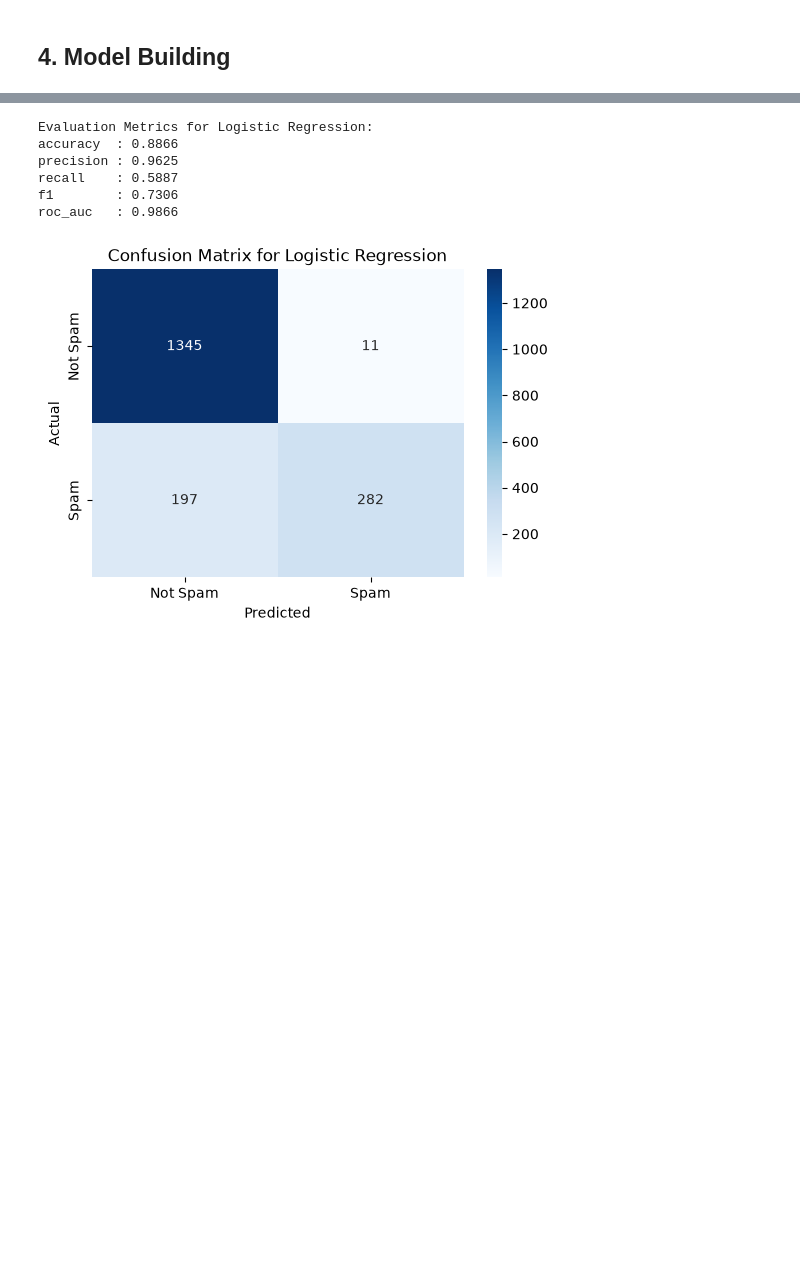
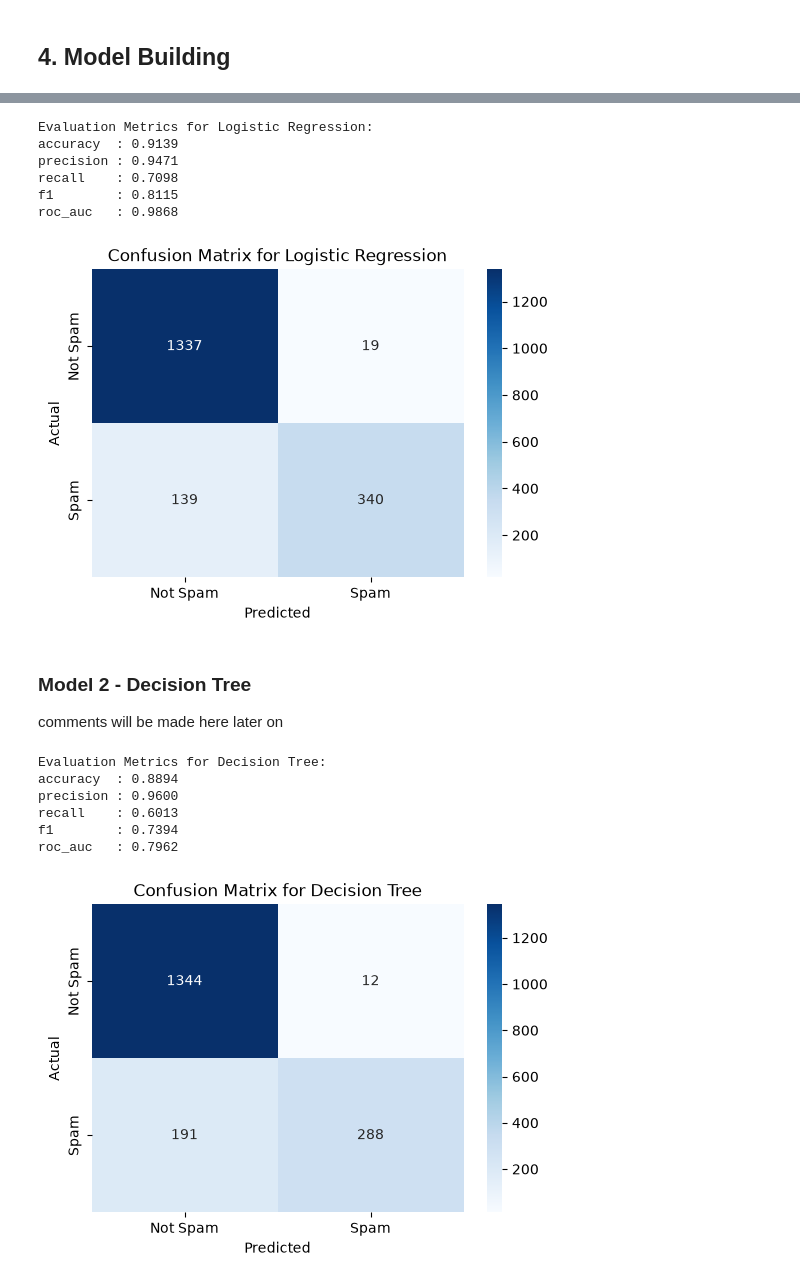
Before and after one commit to shamshertamang/EmailSpamClassifier-Apache, a Jupyter notebook: 03_model_pipeline.ipynb, the cells around one changed output, grey strips where cells are left out. Cells and saved outputs as stored; diff of their text form; code cells hidden in the pictures; blank space fills up the shorter version.

Commit message:
Decision Tree implementation

```diff
--- a/03_model_pipeline.ipynb
+++ b/03_model_pipeline.ipynb
@@ -60,8 +63,8 @@
 # %%
 model_name = 'Logistic Regression'
 lr = LogisticRegression(max_iter=2000, random_state=seed, class_weight='balanced')
-lr_pipe = lr_pipe = clone(pipe).set_params(
-    classifier=LogisticRegression()
+lr_pipe = clone(pipe).set_params(
+    classifier = lr
 )
 
 lr_pipe.fit(X_train, y_train)
@@ -72,9 +75,34 @@ metrics_lr = evaluate_model(name=model_name, y_true=y_test, y_pred=pred_lr, y_pr
 plot_confusion_matrix(y_true = y_test, y_pred = pred_lr, title=f'Confusion Matrix for {model_name}')
 # %% [output]
 Evaluation Metrics for Logistic Regression:
-accuracy  : 0.8866
-precision : 0.9625
-recall    : 0.5887
-f1        : 0.7306
-roc_auc   : 0.9866
+accuracy  : 0.9139
+precision : 0.9471
+recall    : 0.7098
+f1        : 0.8115
+roc_auc   : 0.9868
 [figure]
+# %% [markdown]
+### Model 2 - Decision Tree
+
+comments will be made here later on
+# %%
+model_name = 'Decision Tree'
+dt = DecisionTreeClassifier(random_state=seed, class_weight='balanced')
+dt_pipe = clone(pipe).set_params(
+    classifier=dt
+)
+
+dt_pipe.fit(X_train, y_train)
+pred_dt = dt_pipe.predict(X_test)
+prob_dt = dt_pipe.predict_proba(X_test)[:, 1]
+
+metrics_dt = evaluate_model(name=model_name, y_true=y_test, y_pred=pred_dt, y_prob=prob_dt)
+plot_confusion_matrix(y_true = y_test, y_pred = pred_dt, title=f'Confusion Matrix for {model_name}')
+# %% [output]
+Evaluation Metrics for Decision Tree:
+accuracy  : 0.8894
+precision : 0.9600
+recall    : 0.6013
+f1        : 0.7394
+roc_auc   : 0.7962
+[figure, added]
```
Also changed, not shown: parts of 7 cells of this notebook.
